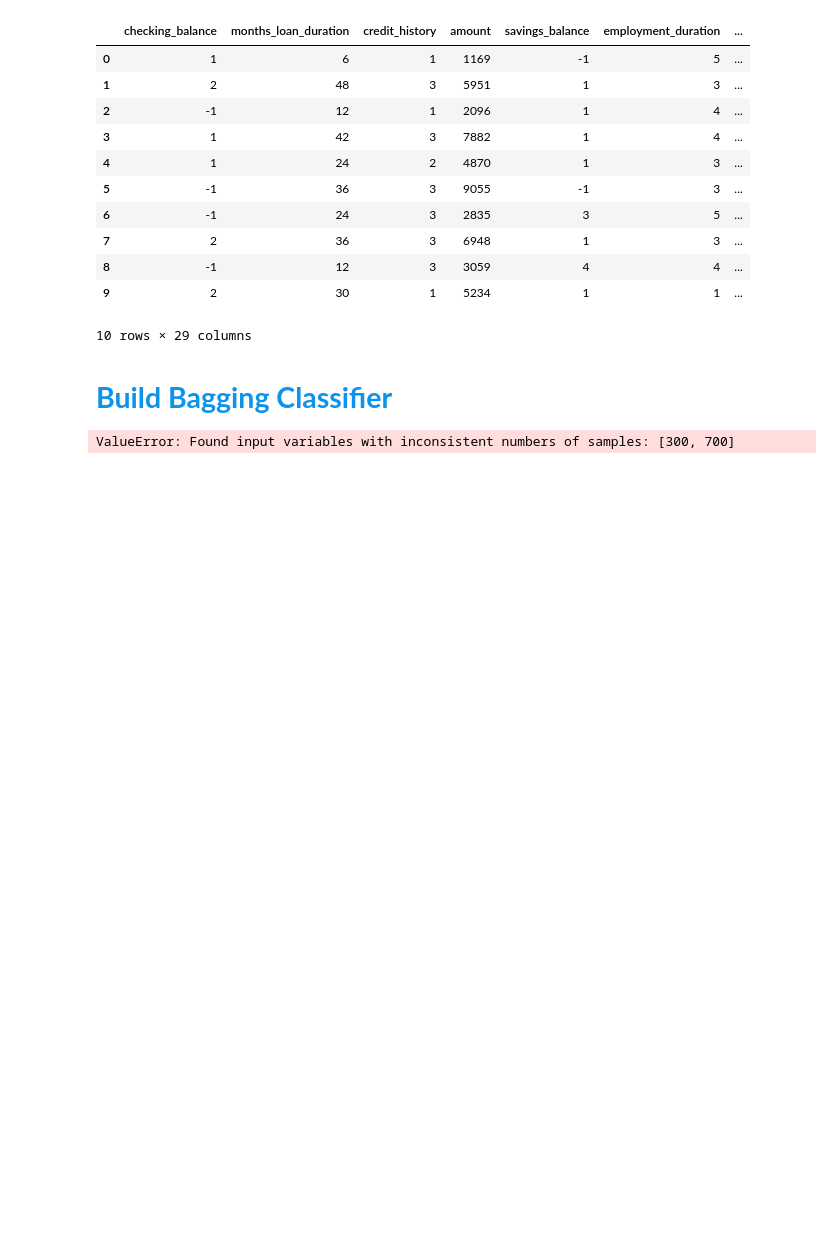
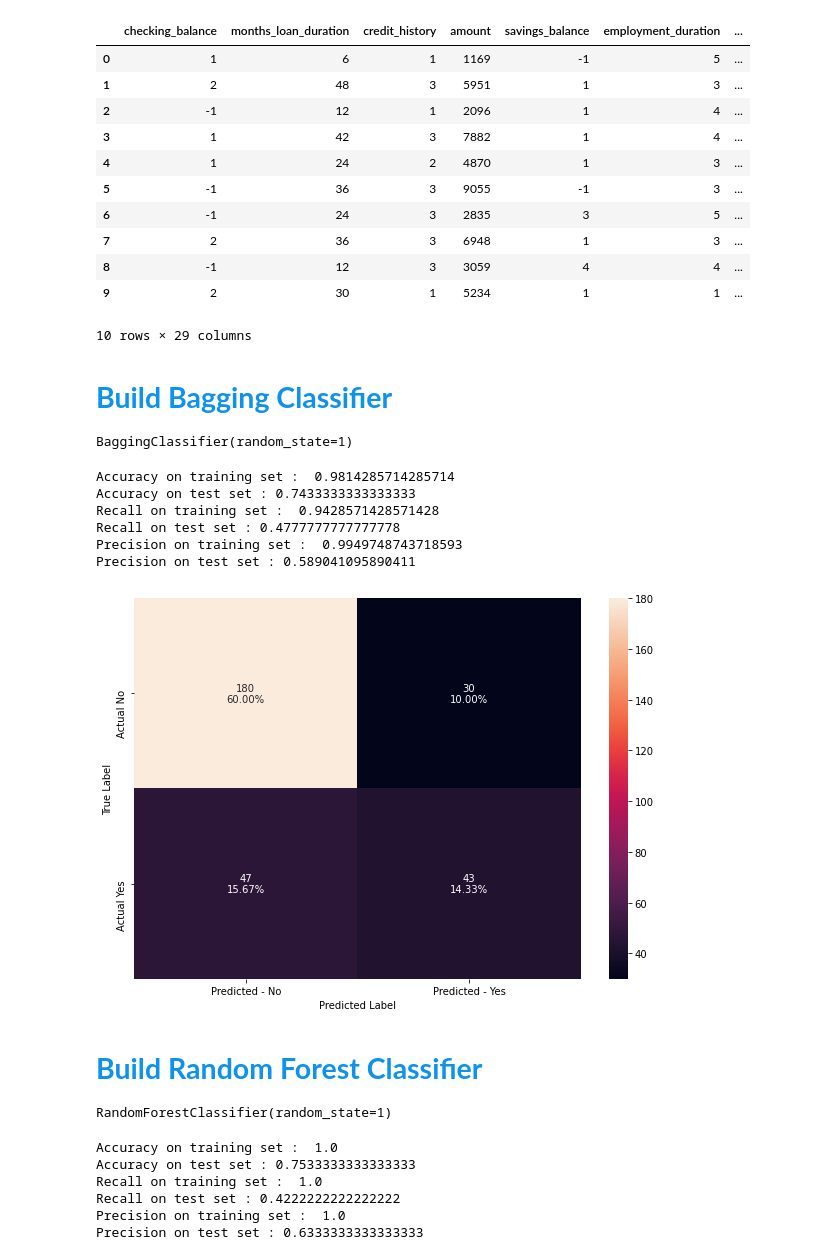
Before and after one commit to lavmot-ms/PG-AIML, a Jupyter notebook: prework/Ensemble Techniques.ipynb, the cells around one changed output. Saved outputs shown, nothing was run; the diff lists cells and outputs as text; code cells hidden in the pictures; blank space fills up the shorter version.

```diff
--- a/prework/Ensemble Techniques.ipynb
+++ b/prework/Ensemble Techniques.ipynb
@@ -123,4 +192,4 @@ main_data.head(10)
 X = main_data.drop("default", axis=1)
 Y = main_data.pop("default")
 # %%
-x_train, x_train, y_train, y_test = train_test_split(X, Y, test_size=0.3, random_state=1, stratify=Y)
+x_train, x_test, y_train, y_test = train_test_split(X, Y, test_size=0.3, random_state=1, stratify=Y)
@@ -196,7 +196,36 @@ def DisplayScore(model):
 # %% [markdown]
 ####  <span style="font-family: Arial; font-weight:bold;font-size:1.9em;color:#0e92ea"> Build Bagging Classifier
 # %%
-bagging_estimator = BaggingClassifier(random_state=1)
-bagging_estimator.fit(x_train, y_train)
+bagging_estimator_model = BaggingClassifier(random_state=1)
+bagging_estimator_model.fit(x_train, y_train)
 # %% [output]
-ValueError: Found input variables with inconsistent numbers of samples: [300, 700]
+BaggingClassifier(random_state=1)
+# %%
+baggingEst_model_score = GetMetricsScore(bagging_estimator_model)
+# %% [output]
+Accuracy on training set :  0.9814285714285714
+Accuracy on test set : 0.7433333333333333
+Recall on training set :  0.9428571428571428
+Recall on test set : 0.4777777777777778
+Precision on training set :  0.9949748743718593
+Precision on test set : 0.589041095890411
+# %%
+DisplayConfusionMatrix(bagging_estimator_model, y_test)
+# %% [output]
+[figure, added]
+# %% [markdown]
+####  <span style="font-family: Arial; font-weight:bold;font-size:1.9em;color:#0e92ea"> Build Random Forest Classifier
+# %%
+randomForest_model = RandomForestClassifier(random_state=1)
+randomForest_model.fit(x_train, y_train)
+# %% [output]
+RandomForestClassifier(random_state=1)
+# %%
+randomForest_model_scores = GetMetricsScore(randomForest_model)
+# %% [output]
+Accuracy on training set :  1.0
+Accuracy on test set : 0.7533333333333333
+Recall on training set :  1.0
+Recall on test set : 0.4222222222222222
+Precision on training set :  1.0
+Precision on test set : 0.6333333333333333
```
Also changed, not shown: parts of 3 cells of this notebook.
